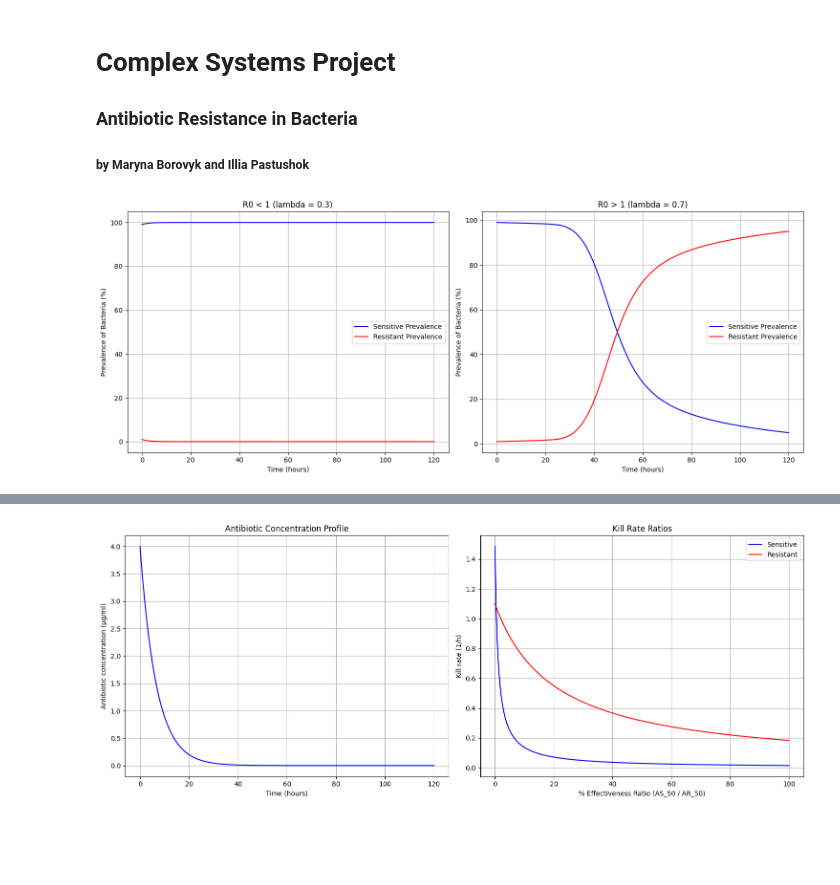
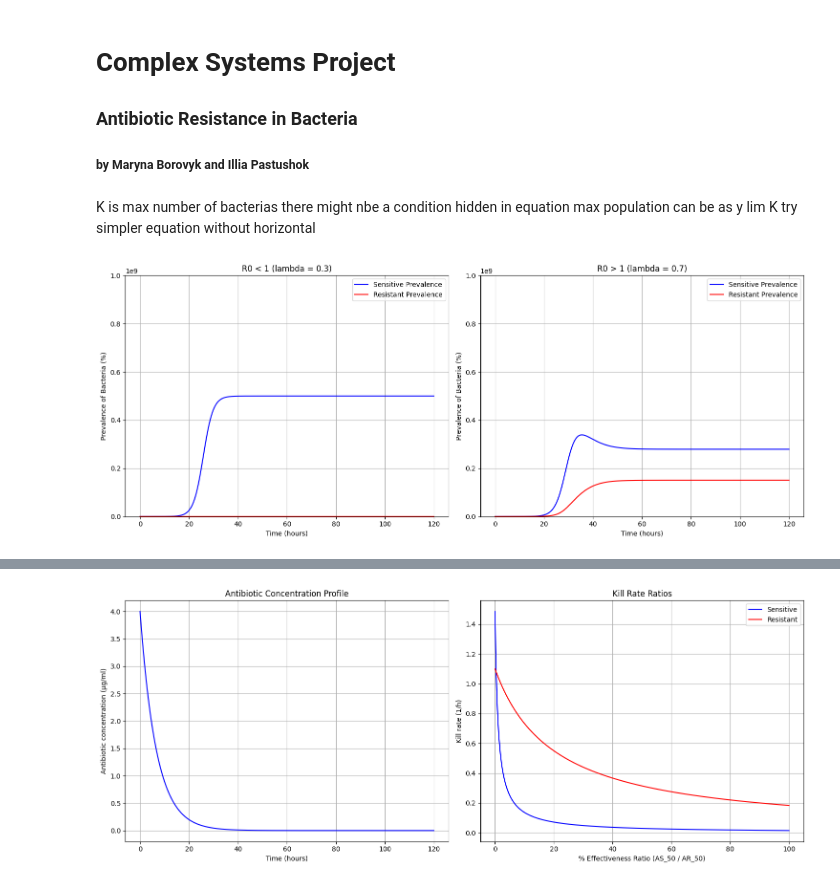
Before and after one commit to itillushka/Antibiotic-Resistance, a Jupyter notebook: antibiotic_resistance_nb.ipynb, the cells around one changed output, grey strips where cells are left out. Drawn from its saved outputs; the diff is of its cells as text; code cells hidden in the pictures; blank space fills up the shorter version.

```diff
--- a/antibiotic_resistance_nb.ipynb
+++ b/antibiotic_resistance_nb.ipynb
@@ -20,34 +20,48 @@ params = {
     'AR_50': 5.0,       # Half-max effect concentration (resistant) (μg/ml)
     'alpha': 0.15       # Antibiotic elimination rate (1/h)
 }
+# %% [markdown]
+K is max number of bacterias
+there might nbe a condition hidden in equation
+max population can be as y lim K
+try simpler equation without horizontal
 # %%
-# Antibiotic concentration function (for exponential decay or switching dosing)
-def antibiotic_concentration(t, doses, A0, alpha):
-    A = 0
-    for dose_time in doses:
-        if t >= dose_time:
-            A += A0 * np.exp(-alpha * (t - dose_time))
-    return A
+# Define the sigmoid function for the killing rate
+def mu_i(Emax, A, A50):
+    return Emax * A / (A50 + A)
+
+# Define the antibiotic concentration function with multiple doses
+def A_t(t, A0, alpha, tau):
+    i = int(t // tau)
+    if t == i * tau:
+        return sum(A0 * np.exp(-j * alpha * tau) for j in range(i + 1))
+    else:
+        return sum(A0 * np.exp(-j * alpha * tau) for j in range(i)) * np.exp(-alpha * (t - (i - 1) * tau))
+
 
 # Differential equations for the model
 def model(y, t, params):
     S, R = y  # Sensitive and Resistant bacteria
+    A = A_t(t, 0, params['alpha'], 6)  # Antibiotic concentration
+    mu_S = mu_i(params['ES_max'], A, params['AS_50'])
+    mu_R = mu_i(params['ER_max'], A, params['AR_50'])
 
     # dS/dt and dR/dt
     dSdt = params['gS'] * (1 - (S + R) / params['K']) * S \
-           - (params['lambda'] * S * R / (S + R)) \
-           - params['d'] * S
+           - (params['lambda'] * S * R / (S + R))  \
+           + params['p'] * params['gR'] * R \
+           - (mu_S + params['d']) * S
 
     dRdt = params['gR'] * (1 - (S + R) / params['K']) * R \
            + (params['lambda'] * S * R / (S + R)) \
            - params['p'] * params['gR'] * R \
-           - params['d'] * R
+          - (mu_R + params['d']) * R
 
     return [dSdt, dRdt]
 # %%
 # Initial conditions
 S0 = 1e3   # Initial sensitive bacteria
-R0 = 1e1   # Initial resistant bacteria
+R0 = 1e3   # Initial resistant bacteria
 initial_conditions = [S0, R0]
 
 # Time span for the simulation (e.g., 0 to 120 hours)
@@ -55,32 +69,36 @@ time = np.linspace(0, 120, 500)
 # %%
 # --- Recreate Figure 2 ---
 fig, axes = plt.subplots(1, 2, figsize=(15, 6))
+
+K = 1e9  # Define your K parameter
 
 # 2a: R0 < 1 (lambda = 0.3)
 params['lambda'] = 0.3
 solution = odeint(model, initial_conditions, time, args=(params,))
 S, R = solution[:, 0], solution[:, 1]
-axes[0].plot(time, S / (S + R) * 100, label="Sensitive Prevalence", color="blue")
-axes[0].plot(time, R / (S + R) * 100, label="Resistant Prevalence", color="red")
+axes[0].plot(time, S , label="Sensitive Prevalence", color="blue")
+axes[0].plot(time, R , label="Resistant Prevalence", color="red")
+axes[0].set_ylim(0, K)  # Set y-axis limit
 axes[0].set_title("R0 < 1 (lambda = 0.3)")
 axes[0].set_xlabel("Time (hours)")
 axes[0].set_ylabel("Prevalence of Bacteria (%)")
 axes[0].legend()
 axes[0].grid()
 
 # 2b: R0 > 1 (lambda = 0.7)
 params['lambda'] = 0.7
 solution = odeint(model, initial_conditions, time, args=(params,))
 S, R = solution[:, 0], solution[:, 1]
-axes[1].plot(time, S / (S + R) * 100, label="Sensitive Prevalence", color="blue")
-axes[1].plot(time, R / (S + R) * 100, label="Resistant Prevalence", color="red")
+axes[1].plot(time, S , label="Sensitive Prevalence", color="blue")
+axes[1].plot(time, R , label="Resistant Prevalence", color="red")
+axes[1].set_ylim(0, K)  # Set y-axis limit
 axes[1].set_title("R0 > 1 (lambda = 0.7)")
 axes[1].set_xlabel("Time (hours)")
 axes[1].set_ylabel("Prevalence of Bacteria (%)")
 axes[1].legend()
 axes[1].grid()
 
 plt.tight_layout()
 plt.show()
 # %% [output]
-[figure, old version]
+[figure, new version]
```
Also changed, not shown: parts of 3 cells of this notebook.
